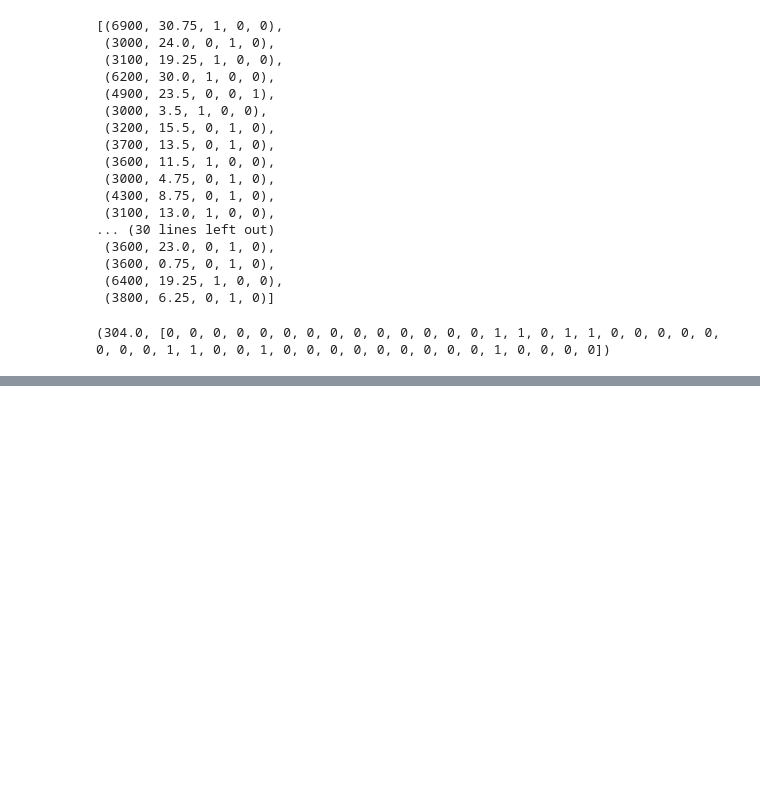
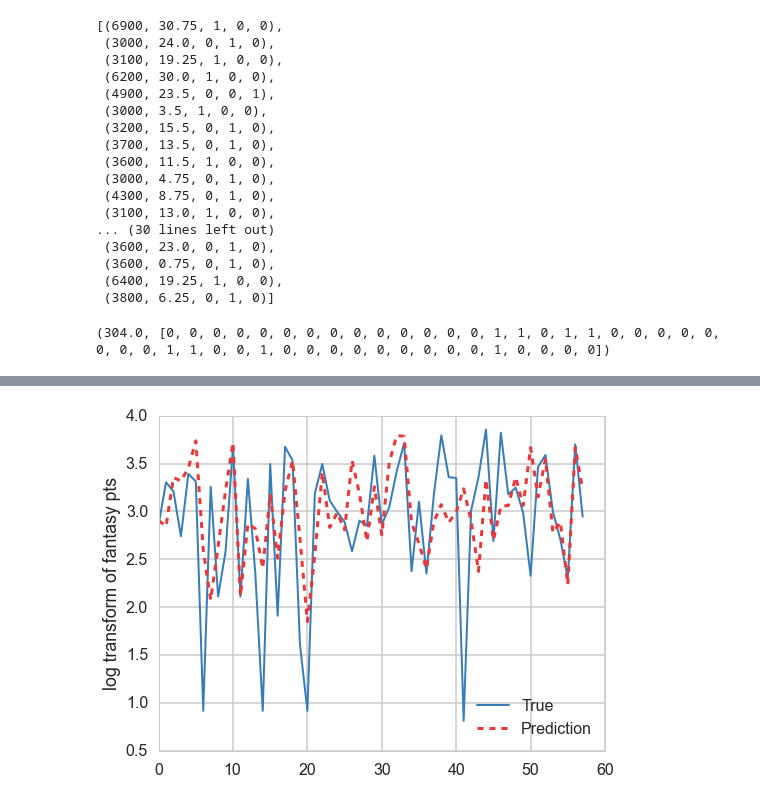
Before and after one commit to diciurcio-d/ShiftEnter, a Jupyter notebook: data_collection_sup.ipynb, the cells around one changed output, grey strips where cells are left out. Drawn from its saved outputs; the diff is of its cells as text; code cells hidden in the pictures; blank space fills up the shorter version.

Commit message:
prediction interface

```diff
--- a/data_collection_sup.ipynb
+++ b/data_collection_sup.ipynb
@@ -241,13 +207,13 @@ STANDARDIZABLE[1]
 # %%
-from sklearn.cross_validation import train_test_split
+from sklearn.preprocessing import StandardScaler
+from sklearn.svm import LinearSVC
+from sklearn.decomposition import PCA
 #train_test_split(xrange(df.shape[0]), train_size=0.7)
 
 dftouse = df.copy()
 
 ewma_feats = map(lambda x: 'EWMA_LOG_' + x , ewma_colfeats)
 STANDARDIZABLE = ['EWMA_LOG_' + ewma_colresp, 'EWMA_OPP_POS'] + ewma_feats
-
-from sklearn.preprocessing import StandardScaler
 for col in STANDARDIZABLE:
     print col
     valstrain=df[col].values[mask]
@@ -262,12 +228,16 @@ for col in STANDARDIZABLE:
 
 lcols = STANDARDIZABLE + ["OKAY","GOOD","GREAT"]
 
-from sklearn.svm import LinearSVC
+
 clfsvm = LinearSVC(C=.01)
 #cs=[.0001,.001,.01,.1,1,10]
 #n_estimators = [1,2,10,100,500,1000]
 #max_depth = [2,3,5,7,10]
-Xmatrix=dftouse[lcols].values
+pca = PCA(n_components=2)
+feats = list(set(lcols) - set(['OKAY','GOOD','GREAT']))
+
+
+Xmatrix=pca.fit_transform(np.array(dftouse[feats]))
 Yresp=dftouse[ewma_colresp + '_RESP'].values
 Xmatrix_train=Xmatrix[mask]
 Xmatrix_test=Xmatrix[~mask]
@@ -285,6 +255,8 @@ Yresp_test=Yresp[~mask]
 # best = gs.best_estimator_
 # best.fit(Xmatrix_train, Yresp_train)
 # best.score(Xmatrix_test, Yresp_test)
+print(pca.explained_variance_ratio_)
+print feats
 clfsvm.fit(Xmatrix_train, Yresp_train)
 clfsvm.score(Xmatrix_test, Yresp_test)
 # %% [output]
@@ -692,0 +598,11 @@ singleday[mask]
+# %%
+def get_player_seasons(player_name, game_date,df,ewma_colresp, ewma_colfeat):
+    player_df = df[df.PLAYER_NAME == player_name]
+    player_df2 = pd.concat([player_df.reset_index(drop = True),player_df.groupby("SEASON_ID").apply(lambda x: np.log(pd.ewma(x[ewma_colresp], span = 3).shift(1) + 2.5).reset_index().drop('index',axis=1).rename(columns={ewma_colresp:'EWMA_LOG_' + ewma_colresp})).reset_index(drop = True)],axis = 1)
+    for ewma_col in ewma_colfeat:
+        player_df2['EWMA_LOG_' + ewma_col] = player_df2.groupby("SEASON_ID").apply(lambda x: np.log(pd.ewma(x[ewma_col], span = 3).shift(1) + 2.5).reset_index().drop('index',axis=1).rename(columns={ewma_col:'EWMA_LOG_' + ewma_col})).reset_index(drop = True)
+    #1 if np.log(y[ewma_colresp] + 1) >= y['EWMA_LOG_' + ewma_colresp] else 0
+    resp = player_df2.groupby('SEASON_ID').apply(lambda x: x.apply(lambda y: np.log(y[ewma_colresp] + 2.5), axis = 1).reset_index().drop('index',axis=1).rename(columns={0: ewma_colresp + '_RESP'})).reset_index(drop = True)
+    player_df3 = pd.concat([player_df2,resp], axis = 1)
+    player_df_final = player_df3.dropna()
+    return player_df_final, np.array(player_df_final.GAME_DATE < game_date)
@@ -692,0 +665,6 @@ singleday[mask]
+# %%
+def make_player_pool(df,game_date,ewma_colresp, ewma_colfeats):
+    ewma_pos_df, players = make_ewma_pos_df(df, game_date)
+    return classify_players_ondate(ewma_pos_df, players,game_date,ewma_colresp,ewma_colfeats)
+# %%
+results = make_player_pool(df85_15,'2013-03-05','FANTASY_PTS',['PTS','AST','REB'])
@@ -692,0 +709,10 @@ singleday[mask]
+# %%
+plt.figure(figsize=(8,6))
+plt.plot(results['FANTASY_PTS_RESP'], label='True', color='#377EB8', linewidth=2)
+plt.plot(results['PREDFANTASY_PTS'],
+     '--', color='#EB3737', linewidth=3, label='Prediction')
+plt.legend(loc='lower right')
+plt.ylabel('log transform of fantasy pts')
+plt.show()
+# %% [output]
+[figure, added]
```
Also changed, not shown: parts of 41 cells of this notebook, 1 other file.
